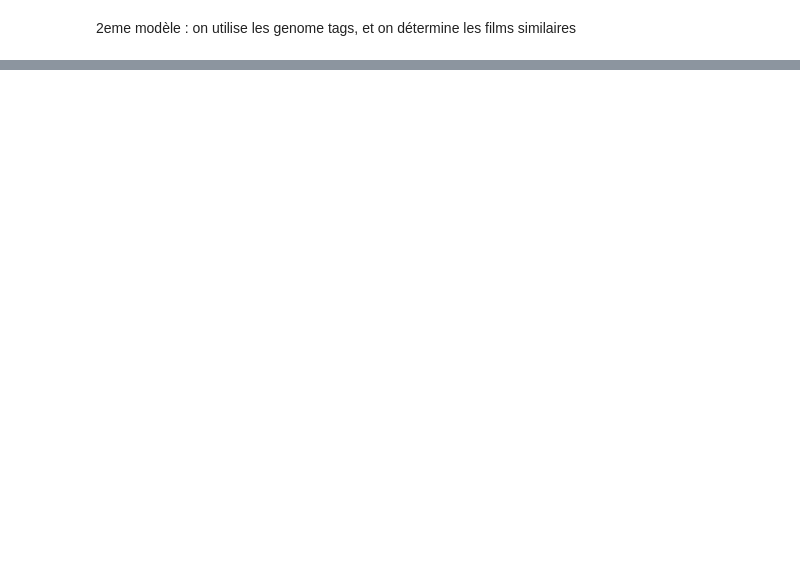
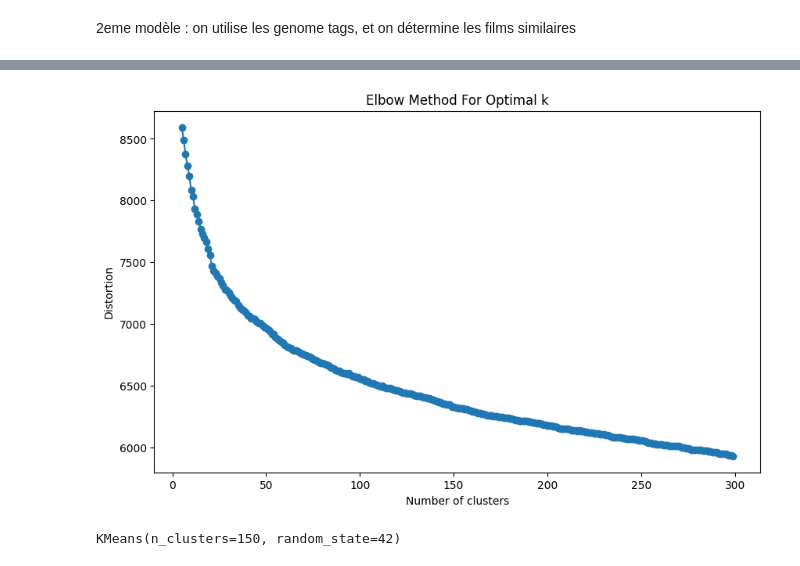
Before and after one commit to BoostMetrics/Recommandation-de-films, a Jupyter notebook: notebooks/03-modeling/model_mvlens_filtrage_contenu.ipynb, the cells around one changed output, grey strips where cells are left out. Cells and saved outputs as stored; diff of their text form; code cells hidden in the pictures; blank space fills up the shorter version.

```diff
--- a/notebooks/03-modeling/model_mvlens_filtrage_contenu.ipynb
+++ b/notebooks/03-modeling/model_mvlens_filtrage_contenu.ipynb
@@ -520,5 +297,6 @@ plt.show()
 # %%
-# nous allons partir sur 50 clusters, car c'est le point où la courbe commence à se stabiliser (le "coude" de la courbe).
-kmeans = KMeans(n_clusters=50, random_state=42)
+
+# nous allons partir sur 300 clusters, car c'est le point où la courbe commence à se stabiliser (le "coude" de la courbe).
+kmeans = KMeans(n_clusters=300, random_state=42)
 kmeans.fit(tfidf_matrix_cl)
 # %% [output]
@@ -582,0 +346,8 @@ Model de filtrage du contenu
+# %%
+# créons un dataframe qui contient les genome tags, en mettant movieId comme index
+mv_genome = genomeMovie.set_index('movieId')
+mv_genome = mv_genome[['tag']]
+
+display(mv_genome.head())
+tfidf_cl_genome = TfidfVectorizer()
+tfidf_matrix_cl_genome = tfidf_cl_genome.fit_transform(mv_genome['tag'])
@@ -582,0 +362,9 @@ Model de filtrage du contenu
+# %%
+# recherche du k optimal pour le clustering KMeans
+range_n_clusters_gn = range(5, 300)
+distortions_gn = []
+for n_clusters in range_n_clusters_gn:
+    kmeans = KMeans(n_clusters=n_clusters, random_state=42)
+    kmeans.fit(tfidf_matrix_cl_genome)
+    distortions_gn.append(kmeans.inertia_)  # inertia_ fonctionne sur les matrices sparse
+    print(f"Distortion for {n_clusters} clusters: {distortions_gn[-1]:.4f}")
@@ -582,0 +389,15 @@ Model de filtrage du contenu
+# %%
+# affichage du graphique de l'Elbow Method
+plt.figure(figsize=(10, 6))
+plt.plot(range_n_clusters_gn, distortions_gn, marker='o')
+plt.title('Elbow Method For Optimal k')
+plt.xlabel('Number of clusters')
+plt.ylabel('Distortion')
+plt.show()
+# %% [output]
+[figure, added]
+# %%
+kmeans_gn = KMeans(n_clusters=150, random_state=42)
+kmeans_gn.fit(tfidf_matrix_cl_genome)
+# %% [output]
+KMeans(n_clusters=150, random_state=42)
```
Also changed, not shown: parts of 42 cells of this notebook, 1 other file.
